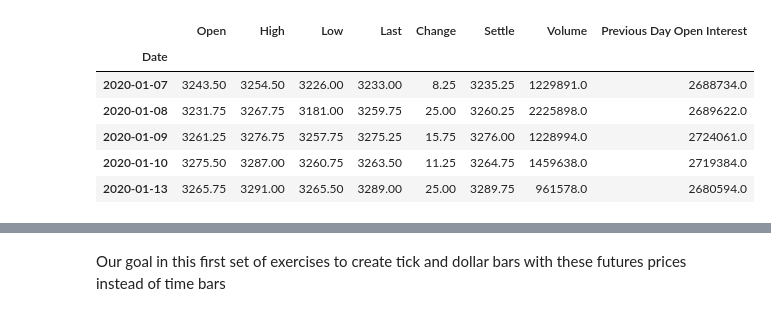
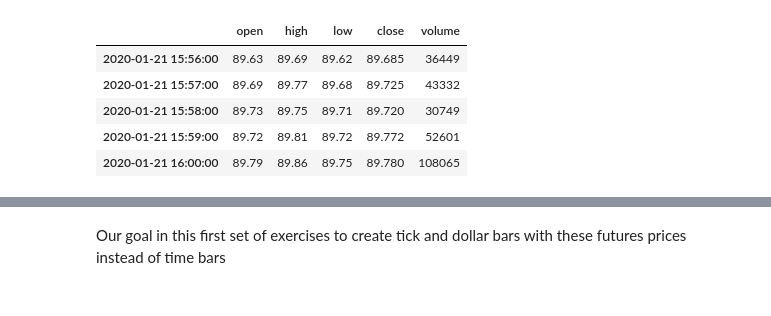
Before and after one commit to matthew-e-thomas/AFML-exercises, a Jupyter notebook: Ch2_exercises.ipynb, the cells around one changed output, grey strips where cells are left out. Cells and saved outputs as stored; diff of their text form; code cells hidden in the pictures.

Commit message:
Added .gitignore and changed to pandas-datareader to read in data

```diff
--- a/Ch2_exercises.ipynb
+++ b/Ch2_exercises.ipynb
@@ -6,16 +7,17 @@ import plotly.express as px
 import plotly.graph_objects as go
 from datetime import datetime
 # %%
-emini = quandl.get("CHRIS/CME_ES1") #download e-mini S&P 500 Futures data
+emini = web.DataReader('ES', 'av-intraday', start=datetime(2020, 1, 18),
+                      end=datetime(2020, 1, 22),
+                      api_key=('EOXX9H9YUDH0R6P9')) #download e-mini S&P 500 Futures data
 emini.tail()
 # %% [output]
-|  | Open | High | Low | Last | Change | Settle | Volume | Previous Day Open Interest |
-| Date |  |  |  |  |  |  |  |  |
-| 2020-01-07 | 3243.50 | 3254.50 | 3226.00 | 3233.00 | 8.25 | 3235.25 | 1229891.0 | 2688734.0 |
-| 2020-01-08 | 3231.75 | 3267.75 | 3181.00 | 3259.75 | 25.00 | 3260.25 | 2225898.0 | 2689622.0 |
-| 2020-01-09 | 3261.25 | 3276.75 | 3257.75 | 3275.25 | 15.75 | 3276.00 | 1228994.0 | 2724061.0 |
-| 2020-01-10 | 3275.50 | 3287.00 | 3260.75 | 3263.50 | 11.25 | 3264.75 | 1459638.0 | 2719384.0 |
-| 2020-01-13 | 3265.75 | 3291.00 | 3265.50 | 3289.00 | 25.00 | 3289.75 | 961578.0 | 2680594.0 |
+|  | open | high | low | close | volume |
+| 2020-01-21 15:56:00 | 89.63 | 89.69 | 89.62 | 89.685 | 36449 |
+| 2020-01-21 15:57:00 | 89.69 | 89.77 | 89.68 | 89.725 | 43332 |
+| 2020-01-21 15:58:00 | 89.73 | 89.75 | 89.71 | 89.720 | 30749 |
+| 2020-01-21 15:59:00 | 89.72 | 89.81 | 89.72 | 89.772 | 52601 |
+| 2020-01-21 16:00:00 | 89.79 | 89.86 | 89.75 | 89.780 | 108065 |
 # %%
 df = emini.loc['2019-06-10':'2020-01-10'].copy()
 # %%
```
Also changed, not shown: parts of 1 cell of this notebook, 2 other files.
